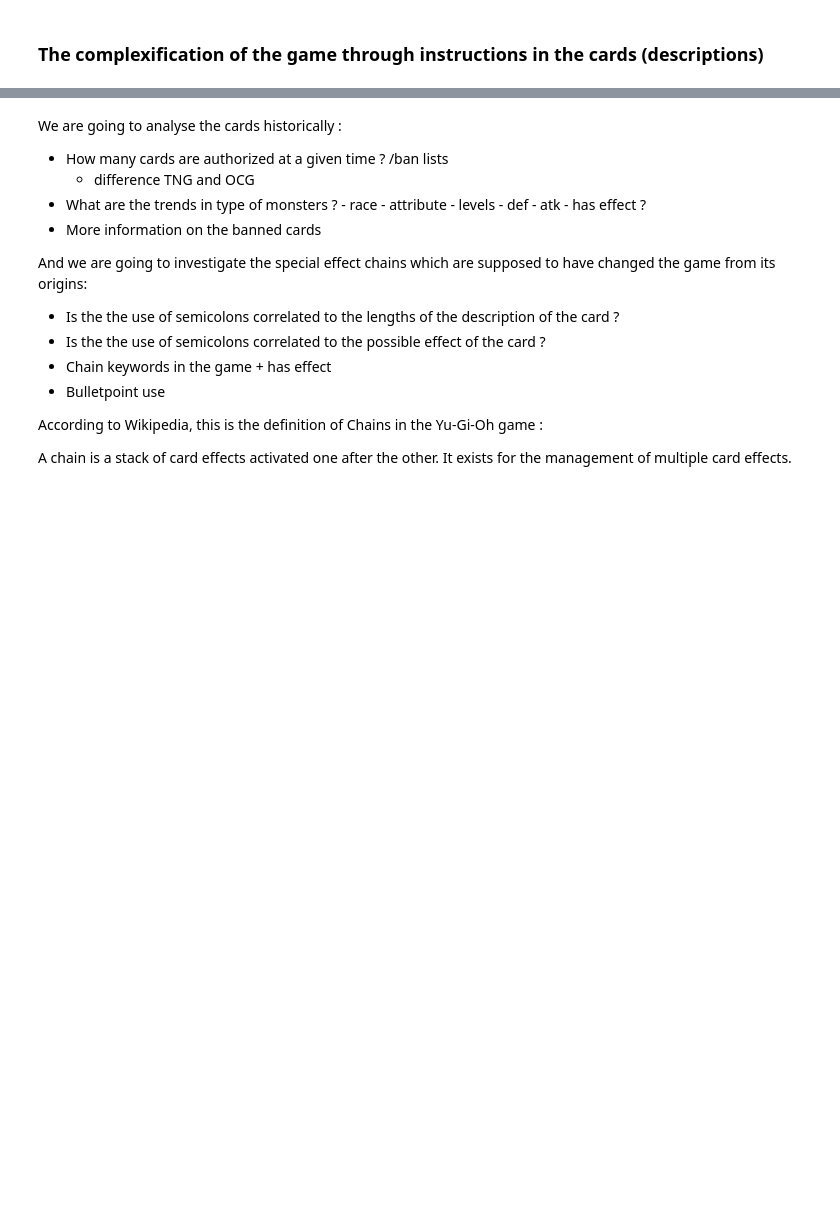
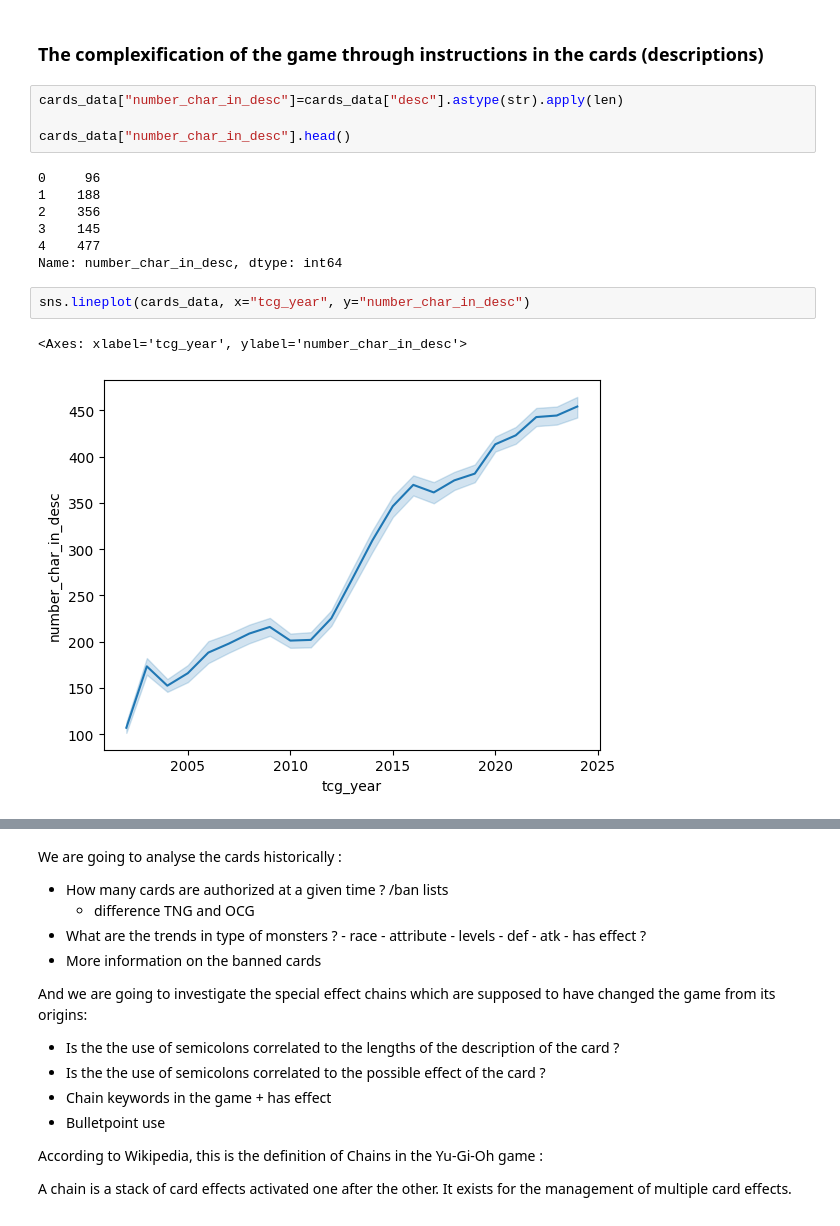
Before and after one commit to HanaeBonnafoux/yugioh, a Jupyter notebook: yu-gi-oh-s-evolution-through-the-cards.ipynb, the cells around one changed output, grey strips where cells are left out. Drawn from its saved outputs; the diff is of its cells as text; blank space fills up the shorter version.

Commit message:
Kaggle Notebook | Yu-Gi-Oh cards over time EDA | Version 29

```diff
--- a/yu-gi-oh-s-evolution-through-the-cards.ipynb
+++ b/yu-gi-oh-s-evolution-through-the-cards.ipynb
@@ -515,3 +515,19 @@ If you think there are a lot of different races of monsters, wait until you see
 But it makes sense since an archetype is a group of card that have a similar name or style. There are 533 archetypes.
 # %% [markdown]
 ### The complexification of the game through instructions in the cards (descriptions)
+# %%
+cards_data["number_char_in_desc"]=cards_data["desc"].astype(str).apply(len)
+
+cards_data["number_char_in_desc"].head()
+# %% [output]
+0     96
+1    188
+2    356
+3    145
+4    477
+Name: number_char_in_desc, dtype: int64
+# %%
+sns.lineplot(cards_data, x="tcg_year", y="number_char_in_desc")
+# %% [output]
+<Axes: xlabel='tcg_year', ylabel='number_char_in_desc'>
+[figure, added]
```
Also changed, not shown: parts of 4 cells of this notebook.
